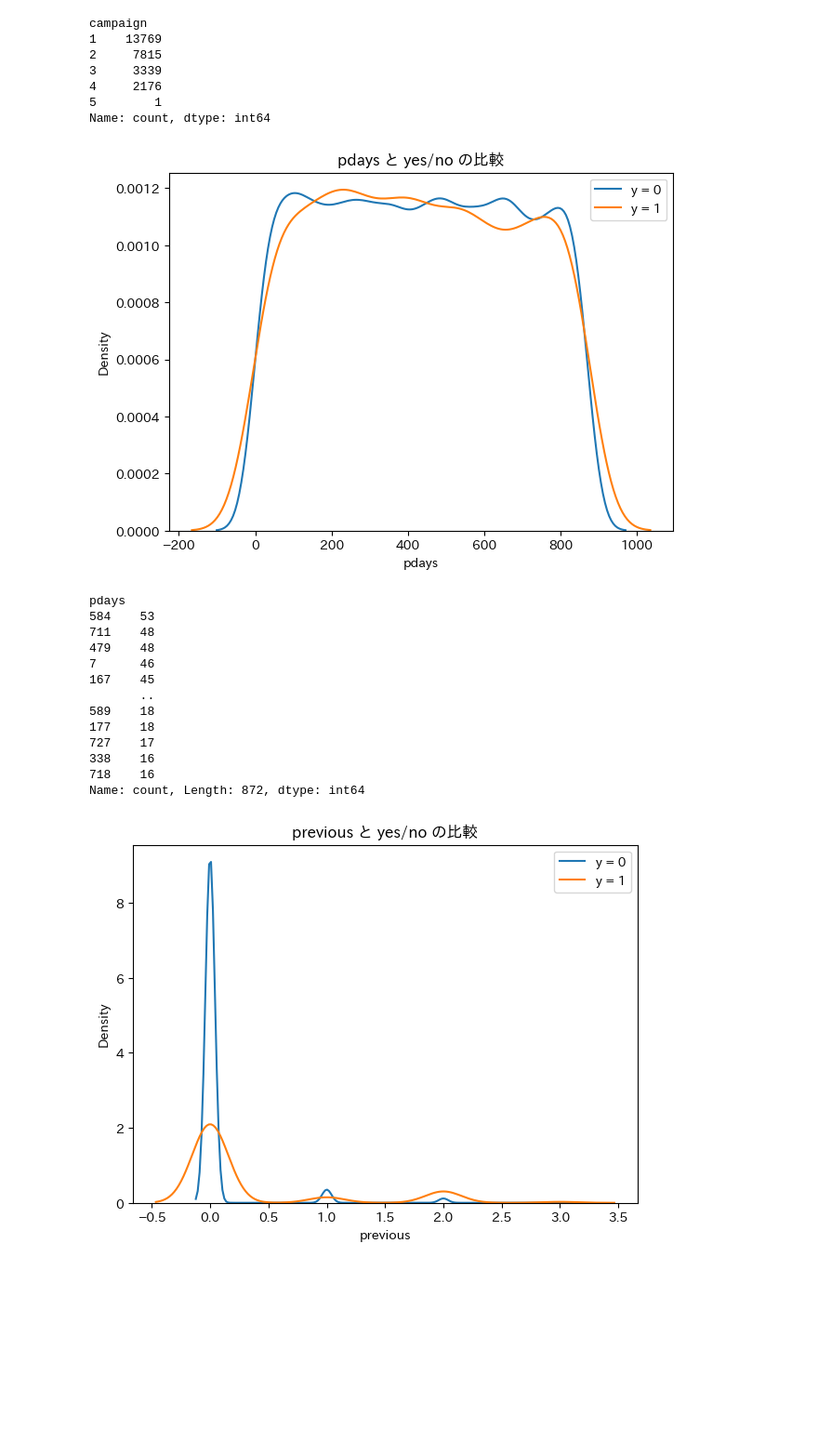
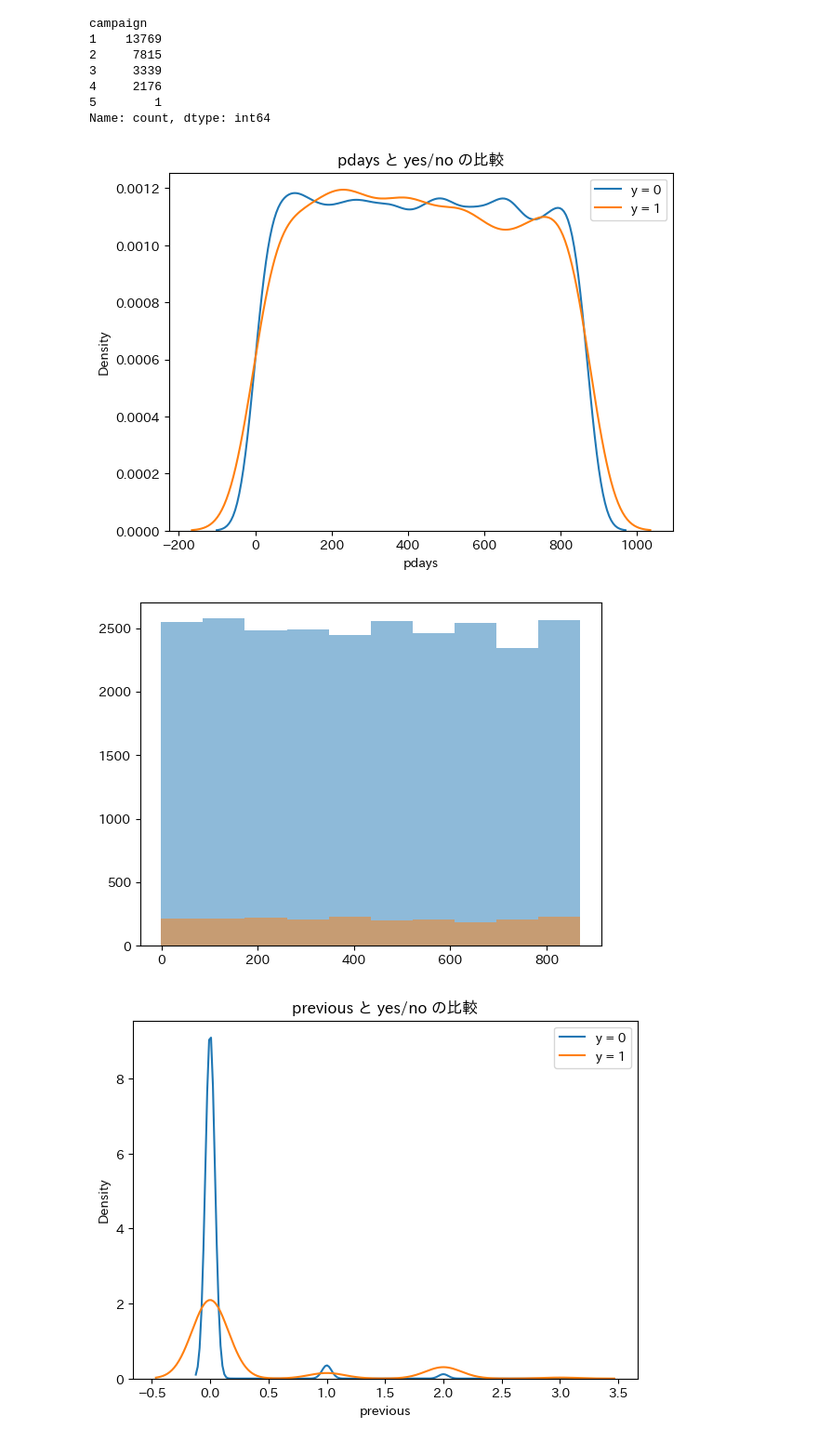
Before and after one commit to Memories-of-Sun-and-Moon/SIGNATE4B_040_Bank_Customer_Tartgeting, a Jupyter notebook: solve.ipynb, the cells around one changed output. Shown at 93% size. Saved outputs shown, nothing was run; the diff lists cells and outputs as text; code cells hidden in the pictures; blank space fills up the shorter version.

```diff
--- a/solve.ipynb
+++ b/solve.ipynb
@@ -274,28 +260,20 @@ Name: count, dtype: int64
 # %%
 # pdays と yes/no の比較
 plt.figure(figsize=(7, 5))
 sns.kdeplot(df_train[df_train['y'] == 0]['pdays'], label='y = 0')
 sns.kdeplot(df_train[df_train['y'] == 1]['pdays'], label='y = 1')
 plt.legend()
 plt.title('pdays と yes/no の比較')
 plt.xlabel('pdays')
 plt.show()
 df_train['pdays'].value_counts()
+
+plt.hist(df_train[df_train['y']==0]['pdays'], bins=10, alpha=0.5)
+plt.hist(df_train[df_train['y']==1]['pdays'], bins=10, alpha=0.5)
+plt.show()
 # %% [output]
 [figure]
-pdays
-584    53
-711    48
-479    48
-7      46
-167    45
-       ..
-589    18
-177    18
-727    17
-338    16
-718    16
-Name: count, Length: 872, dtype: int64
+[figure, added]
 # %%
 # previous と yes/no の比較
 plt.figure(figsize=(7, 5))
```
Also changed, not shown: parts of 7 cells of this notebook, 2 other files.
